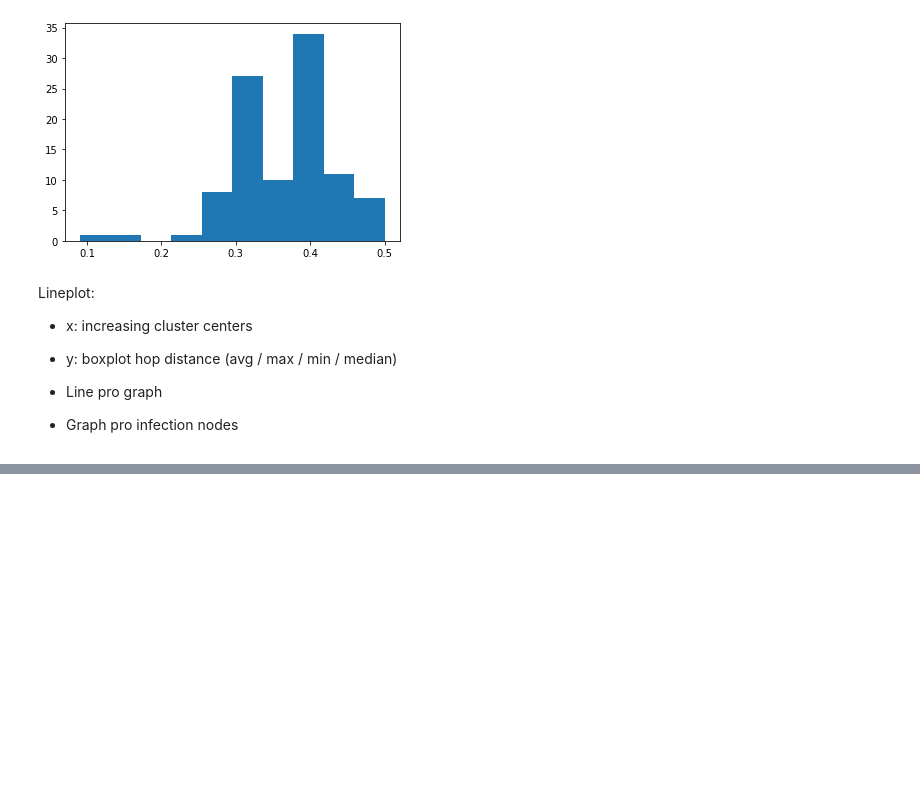
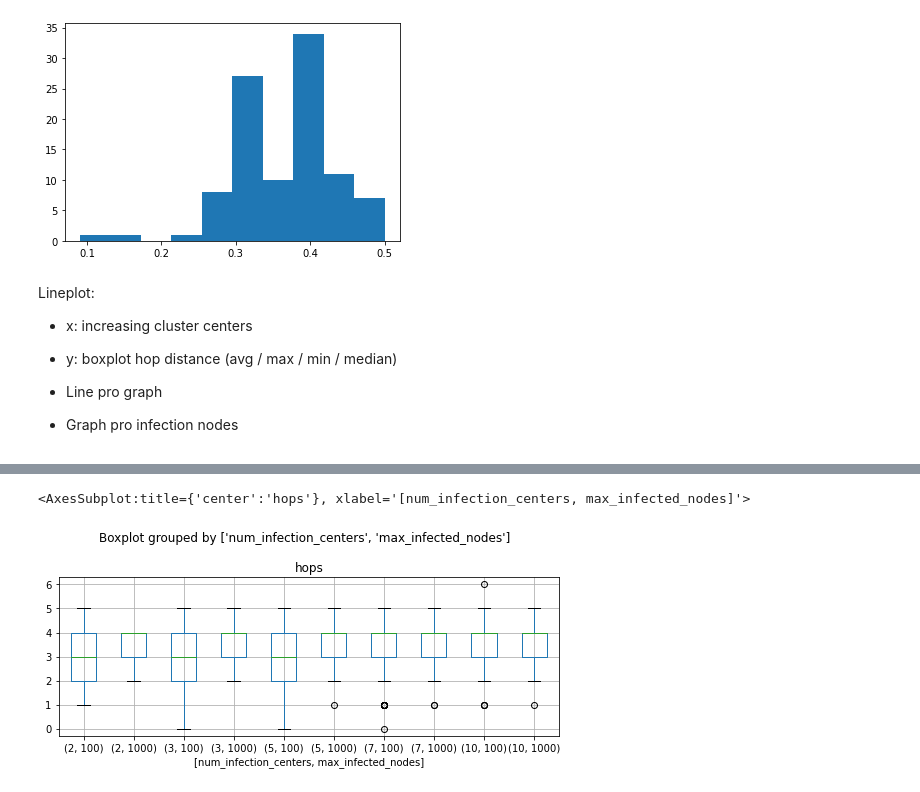
Before and after one commit to Paulpanther/info-flow, a Jupyter notebook: Multiple rumours evaluation.ipynb, the cells around one changed output, grey strips where cells are left out. Saved outputs shown, nothing was run; the diff lists cells and outputs as text; code cells hidden in the pictures; blank space fills up the shorter version.

```diff
--- a/Multiple rumours evaluation.ipynb
+++ b/Multiple rumours evaluation.ipynb
@@ -299,0 +304,27 @@ Lineplot:
+# %%
+def get_nested_dict_values(d):
+    result = []
+    for k in d:
+        if isinstance(d[k], dict):
+            result.extend(get_nested_dict_values(d[k]))
+        elif isinstance(d[k], list):
+            result.extend(d[k])
+        else:
+            result.append(d[k])
+
+    return result
+# %%
+def unfold_hop_lists_in_flattened_results_dict(l, unfold_key1="hops", unfold_key2="graph_normalized_hops"):
+    result = []
+
+    for element in l:
+        for best_hop_pos, (hop, normalized_hop) in enumerate(zip(element[unfold_key1], element[unfold_key2])):
+            cur_element = element.copy()
+            cur_element[unfold_key1] = hop
+            cur_element[unfold_key2] = normalized_hop
+            cur_element["best_hop_pos"] = best_hop_pos
+            result.append(cur_element)
+
+    return result
+# %%
+result_small_world_flattened = get_nested_dict_values(result_small_world)
@@ -299,0 +350,3 @@ Lineplot:
+# %%
+df = pd.DataFrame(unfold_hop_lists_in_flattened_results_dict(result_small_world_flattened))
+df
@@ -299,0 +389,5 @@ Lineplot:
+# %%
+df.boxplot(column="hops", by=["num_infection_centers", "max_infected_nodes"])
+# %% [output]
+<AxesSubplot:title={'center':'hops'}, xlabel='[num_infection_centers, max_infected_nodes]'>
+[figure, added]
```
Also changed, not shown: parts of 14 cells of this notebook, 3 other files.
